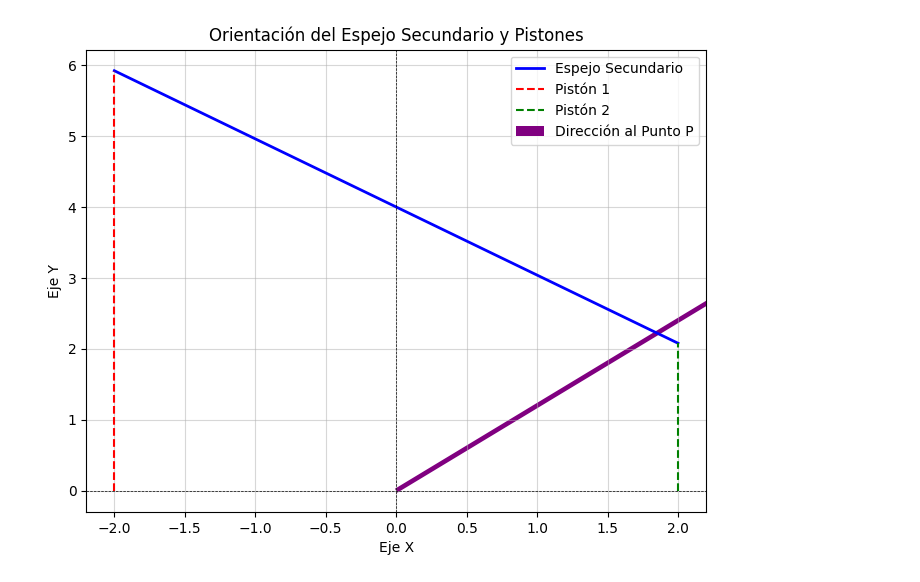
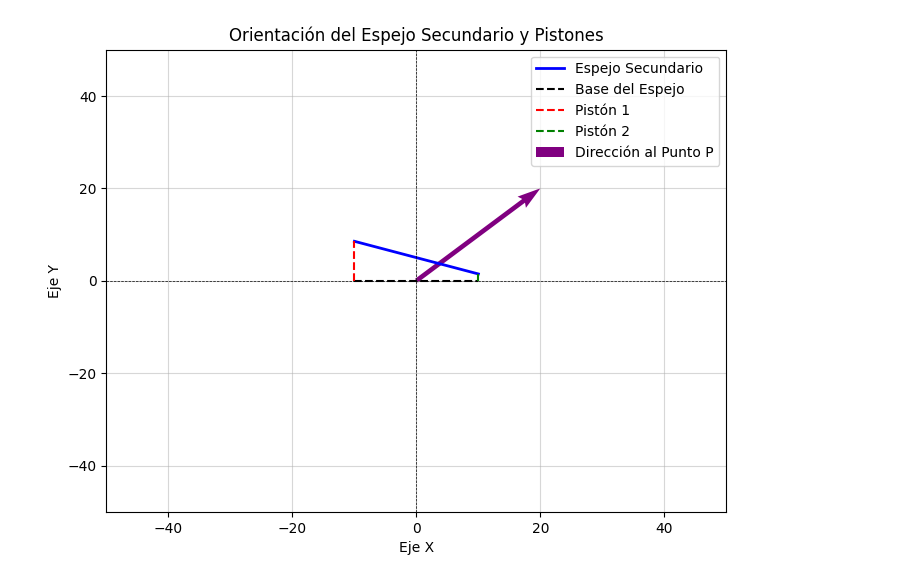
Before and after one commit to LAINE30/Proyecto_Final---MN, a Jupyter notebook: Programa.ipynb, the cells around one changed output. Cells and saved outputs as stored; diff of their text form; code cells hidden in the pictures.

```diff
--- a/Programa.ipynb
+++ b/Programa.ipynb
@@ -3,6 +3,12 @@ import tkinter as tk
 from tkinter import messagebox
 import numpy as np
 import matplotlib.pyplot as plt
+
+def calcular_angulo_paralelo(Px, Py):
+    return np.arctan2(Py, Px)
+
+def calcular_angulo_perpendicular(Px, Py):
+    return np.arctan2(Px, -Py)
 
 def calcular_pistones():
     try:
@@ -18,15 +24,12 @@ def calcular_pistones():
         if D > dmax:
             raise ValueError("La longitud mínima de los pistones debe ser menor que la máxima.")
 
-        # Calcular el ángulo de orientación del espejo
-        theta = np.arctan2(Py, Px)
+        # Calcular el ángulo de orientación del espejo perpendicular al punto P
+        theta = calcular_angulo_perpendicular(Px, Py)
 
         # Calcular las longitudes de los pistones
         x1 = D + (L / 2) * np.sin(theta)
         x2 = D - (L / 2) * np.sin(theta)
-
-        #if not (D <= x1 <= dmax) or not (D <= x2 <= dmax):
-        #   raise ValueError("Las longitudes calculadas de los pistones están fuera del rango permitido.")
 
         # Mostrar resultados en la interfaz
         result_x1.set(f"x1 (Pistón 1): {x1:.2f}")
@@ -50,6 +53,8 @@ def graficar(L, B, Px, Py, theta, x1, x2):
     # Dibujar el espejo secundario
     plt.plot(mirror_x, mirror_y, label="Espejo Secundario", color="blue", linewidth=2)
 
+    #dibujar la base del espejo
+    plt.plot([-B / 2, B / 2], [0, 0], linestyle="--", color="black", label="Base del Espejo")
     # Dibujar los pistones
     plt.plot([-B / 2, -B / 2], [0, x1], linestyle="--", color="red", label="Pistón 1")
     plt.plot([B / 2, B / 2], [0, x2], linestyle="--", color="green", label="Pistón 2")
@@ -59,6 +64,8 @@ def graficar(L, B, Px, Py, theta, x1, x2):
 
     # Configurar la gráfica
     plt.title("Orientación del Espejo Secundario y Pistones")
+    plt.ylim(-50, 50)
+    plt.xlim(-50, 50)
     plt.xlabel("Eje X")
     plt.ylabel("Eje Y")
     plt.axhline(0, color="black", linewidth=0.5, linestyle="--")
@@ -84,31 +91,31 @@ result_x1 = tk.StringVar()
 result_x2 = tk.StringVar()
 
 # Crear interfaz gráfica
 tk.Label(root, text="Largo del Espejo (L):").grid(row=0, column=0, padx=5, pady=5)
 tk.Entry(root, textvariable=entry_L).grid(row=0, column=1, padx=5, pady=5)
 
 tk.Label(root, text="Separación de Pistones (B):").grid(row=1, column=0, padx=5, pady=5)
 tk.Entry(root, textvariable=entry_B).grid(row=1, column=1, padx=5, pady=5)
 
 tk.Label(root, text="Longitud Mínima de Pistones (D):").grid(row=2, column=0, padx=5, pady=5)
 tk.Entry(root, textvariable=entry_D).grid(row=2, column=1, padx=5, pady=5)
 
 tk.Label(root, text="Longitud Máxima de Pistones (dmax):").grid(row=3, column=0, padx=5, pady=5)
 tk.Entry(root, textvariable=entry_dmax).grid(row=3, column=1, padx=5, pady=5)
 
 tk.Label(root, text="Coordenada X del Punto P:").grid(row=4, column=0, padx=5, pady=5)
 tk.Entry(root, textvariable=entry_Px).grid(row=4, column=1, padx=5, pady=5)
 
 tk.Label(root, text="Coordenada Y del Punto P:").grid(row=5, column=0, padx=5, pady=5)
 tk.Entry(root, textvariable=entry_Py).grid(row=5, column=1, padx=5, pady=5)
 
 tk.Button(root, text="Calcular", command=calcular_pistones).grid(row=6, column=0, columnspan=2, pady=10)
 
 # Mostrar resultados
 tk.Label(root, textvariable=result_x1, fg="blue").grid(row=7, column=0, columnspan=2)
 tk.Label(root, textvariable=result_x2, fg="green").grid(row=8, column=0, columnspan=2)
 
 # Iniciar la aplicación
 root.mainloop()
 # %% [output]
-[figure, old version]
+[figure, new version]
```
